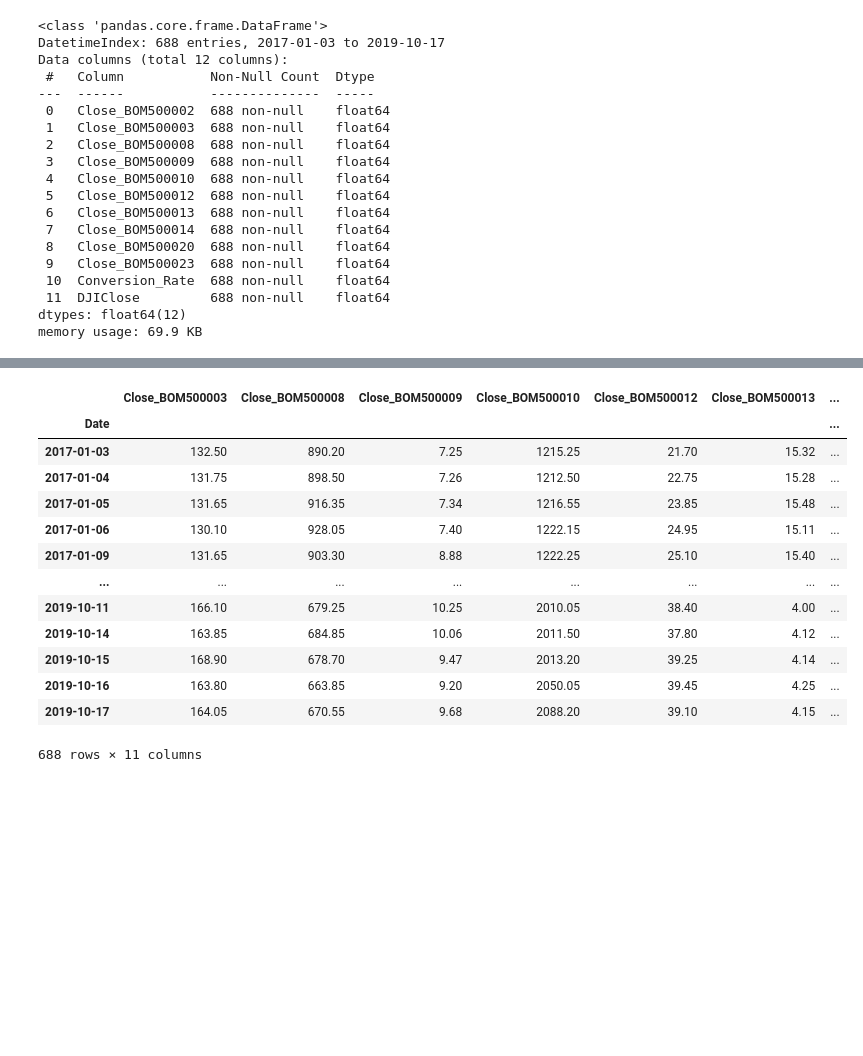
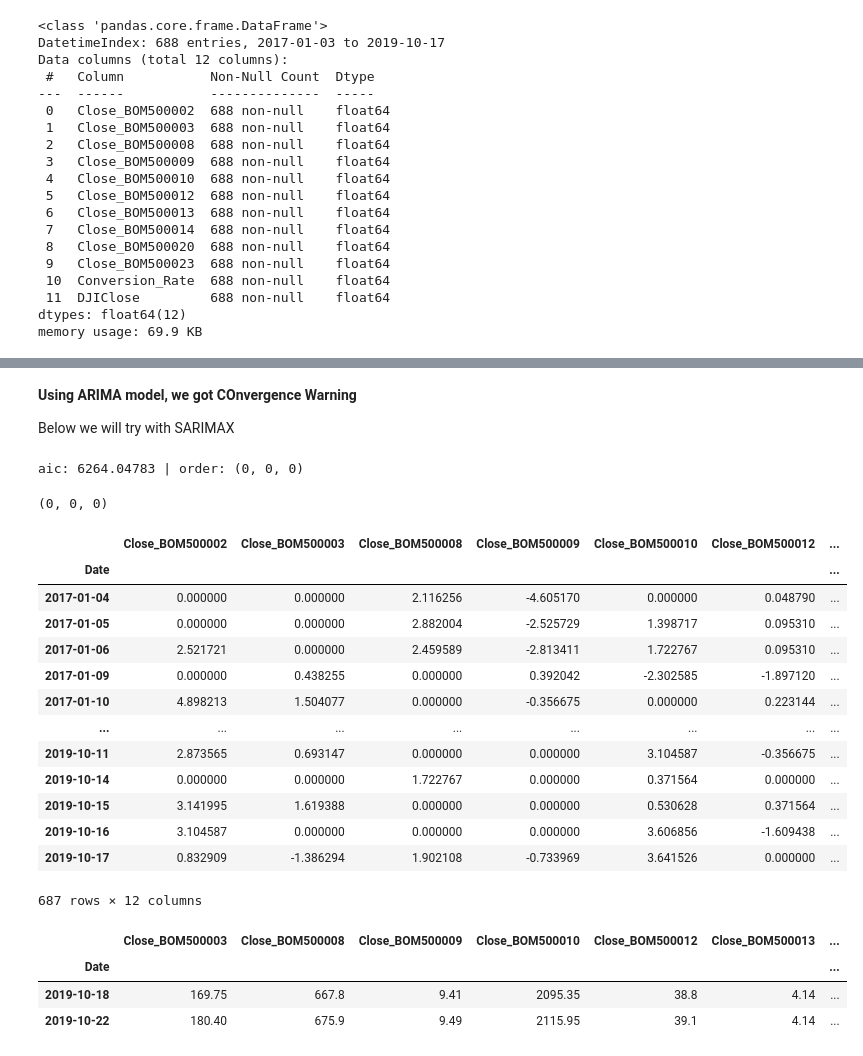
Before and after one commit to santoshgurujula/ML_TF, a Jupyter notebook: TimeSeriesModel_V1.ipynb, the cells around one changed output, grey strips where cells are left out. Drawn from its saved outputs; the diff is of its cells as text; code cells hidden in the pictures; blank space fills up the shorter version.

```diff
--- a/TimeSeriesModel_V1.ipynb
+++ b/TimeSeriesModel_V1.ipynb
@@ -640,0 +651,4 @@ memory usage: 69.9 KB
+# %%
+#Remove trend using diff()
+multi_train_data_diff=multi_train_data.diff()
+multi_train_data_diff.head()
@@ -641,3 +675,7 @@ memory usage: 69.9 KB
+# %%
+#Drop NaN rows
+multi_train_data_diff=multi_train_data_diff.dropna(inplace = False)
+multi_test_data_diff=multi_test_data_diff.dropna(inplace = False)
 # %%
 import sys
 def _get_best_multi_model(TS,Y_column,X_column):
@@ -690,17 +715,4 @@ print(multi_order)
-# %%
-multi_train_data[ARIMA_Features]
-# %% [output]
-|  | Close_BOM500003 | Close_BOM500008 | Close_BOM500009 | Close_BOM500010 | Close_BOM500012 | Close_BOM500013 | ... |
-| Date |  |  |  |  |  |  | ... |
-| 2017-01-03 | 132.50 | 890.20 | 7.25 | 1215.25 | 21.70 | 15.32 | ... |
-| 2017-01-04 | 131.75 | 898.50 | 7.26 | 1212.50 | 22.75 | 15.28 | ... |
-| 2017-01-05 | 131.65 | 916.35 | 7.34 | 1216.55 | 23.85 | 15.48 | ... |
-| 2017-01-06 | 130.10 | 928.05 | 7.40 | 1222.15 | 24.95 | 15.11 | ... |
-| 2017-01-09 | 131.65 | 903.30 | 8.88 | 1222.25 | 25.10 | 15.40 | ... |
-| ... | ... | ... | ... | ... | ... | ... | ... |
-| 2019-10-11 | 166.10 | 679.25 | 10.25 | 2010.05 | 38.40 | 4.00 | ... |
-| 2019-10-14 | 163.85 | 684.85 | 10.06 | 2011.50 | 37.80 | 4.12 | ... |
-| 2019-10-15 | 168.90 | 678.70 | 9.47 | 2013.20 | 39.25 | 4.14 | ... |
-| 2019-10-16 | 163.80 | 663.85 | 9.20 | 2050.05 | 39.45 | 4.25 | ... |
-| 2019-10-17 | 164.05 | 670.55 | 9.68 | 2088.20 | 39.10 | 4.15 | ... |
-688 rows × 11 columns
+# %% [markdown]
+**Using ARIMA model, we got COnvergence Warning**
+
+Below we will try with SARIMAX
@@ -707,3 +744,33 @@ multi_train_data[ARIMA_Features]
+# %%
+Y='Close_BOM500002'
+res_multi_tup = _get_best_multi_model(multi_train_data_diff,Y_column=Y,X_column=ARIMA_Features)
+# %% [output]
+aic: 6264.04783 | order: (0, 0, 0)
+# %%
+#print best model order
+multi_order=res_multi_tup[1]
+print(multi_order)
+# %% [output]
+(0, 0, 0)
+# %%
+#Apply log on train and test data
+multi_train_data_ldiff= (np.log(multi_train_data_diff)).replace(np.NAN,0)
+multi_train_data_ldiff
+# %% [output]
+|  | Close_BOM500002 | Close_BOM500003 | Close_BOM500008 | Close_BOM500009 | Close_BOM500010 | Close_BOM500012 | ... |
+| Date |  |  |  |  |  |  | ... |
+| 2017-01-04 | 0.000000 | 0.000000 | 2.116256 | -4.605170 | 0.000000 | 0.048790 | ... |
+| 2017-01-05 | 0.000000 | 0.000000 | 2.882004 | -2.525729 | 1.398717 | 0.095310 | ... |
+| 2017-01-06 | 2.521721 | 0.000000 | 2.459589 | -2.813411 | 1.722767 | 0.095310 | ... |
+| 2017-01-09 | 0.000000 | 0.438255 | 0.000000 | 0.392042 | -2.302585 | -1.897120 | ... |
+| 2017-01-10 | 4.898213 | 1.504077 | 0.000000 | -0.356675 | 0.000000 | 0.223144 | ... |
+| ... | ... | ... | ... | ... | ... | ... | ... |
+| 2019-10-11 | 2.873565 | 0.693147 | 0.000000 | 0.000000 | 3.104587 | -0.356675 | ... |
+| 2019-10-14 | 0.000000 | 0.000000 | 1.722767 | 0.000000 | 0.371564 | 0.000000 | ... |
+| 2019-10-15 | 3.141995 | 1.619388 | 0.000000 | 0.000000 | 0.530628 | 0.371564 | ... |
+| 2019-10-16 | 3.104587 | 0.000000 | 0.000000 | 0.000000 | 3.606856 | -1.609438 | ... |
+| 2019-10-17 | 0.832909 | -1.386294 | 1.902108 | -0.733969 | 3.641526 | 0.000000 | ... |
+687 rows × 12 columns
 # %%
 def build_multi_model(ts_train,ts_test,order,X_Column,Y_Column,Y_POS):
 
@@ -736,6 +803,14 @@ def build_multi_model(ts_train,ts_test,order,X_Column,Y_Column,Y_POS):
       if t % 100 == 0:
         print('Test Series Point: {}\tPredicted={}, Expected={}'.format(t, yhat, obs))
   return predictions,model_fit
+# %%
+t=2
+multi_test_data.iloc[t-2:t][ARIMA_Features]
+# %% [output]
+|  | Close_BOM500003 | Close_BOM500008 | Close_BOM500009 | Close_BOM500010 | Close_BOM500012 | Close_BOM500013 | ... |
+| Date |  |  |  |  |  |  | ... |
+| 2019-10-18 | 169.75 | 667.8 | 9.41 | 2095.35 | 38.8 | 4.14 | ... |
+| 2019-10-22 | 180.40 | 675.9 | 9.49 | 2115.95 | 39.1 | 4.14 | ... |
 # %%
 multi_predictions,multi_model_fit= build_multi_model(ts_train=multi_train_data
                                                      ,ts_test=multi_test_data
```
Also changed, not shown: parts of 18 cells of this notebook.
